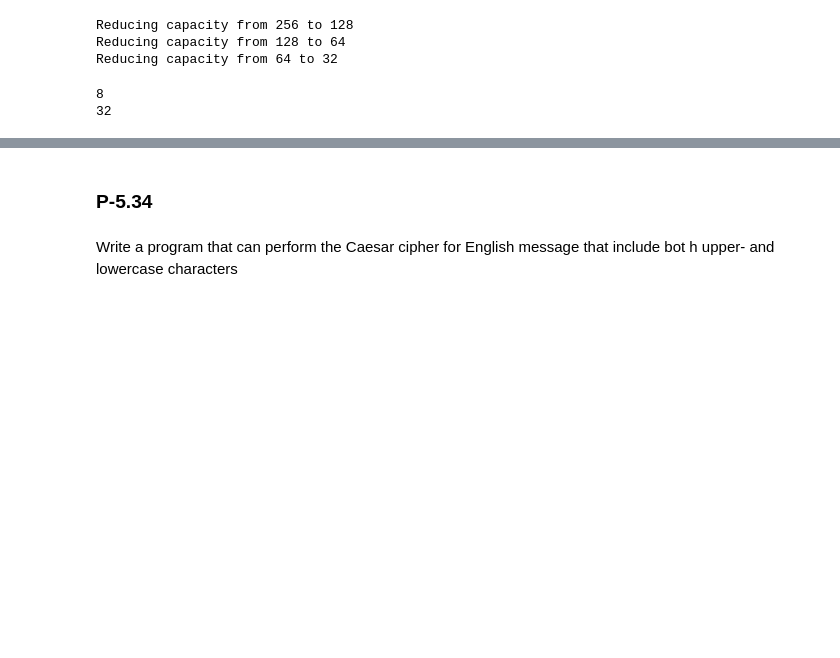
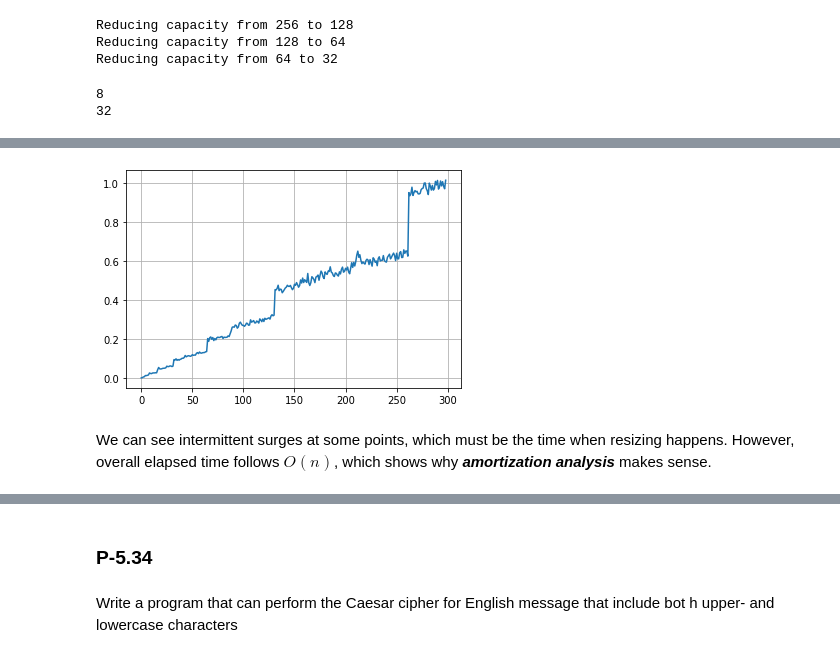
Before and after one commit to jihoonerd/Data_Structures_and_Algorithms_in_Python, a Jupyter notebook: Exercises/Chapter_05_Array-Based_Sequences.ipynb, the cells around one changed output, grey strips where cells are left out. Saved outputs shown, nothing was run; the diff lists cells and outputs as text; code cells hidden in the pictures; blank space fills up the shorter version.

```diff
--- a/Exercises/Chapter_05_Array-Based_Sequences.ipynb
+++ b/Exercises/Chapter_05_Array-Based_Sequences.ipynb
@@ -387,0 +394,19 @@ print(x._capacity)
+# %%
+insert_num = [i * 1000 for i in range(1, 300)]
+elapsed = list()
+for i in insert_num:
+    start = time.time()
+    x = DynamicArray()
+    for i in range(i):
+        x.append(i)
+    for i in range(i):
+        x.append(i)
+    end = time.time()
+    elapsed.append(end-start)
+# %%
+plt.plot(elapsed)
+plt.grid()
+# %% [output]
+[figure, added]
+# %% [markdown]
+We can see intermittent surges at some points, which must be the time when resizing happens. However, overall elapsed time follows $O(n)$, which shows why ***amortization analysis*** makes sense.
```
Also changed, not shown: parts of 11 cells of this notebook.
